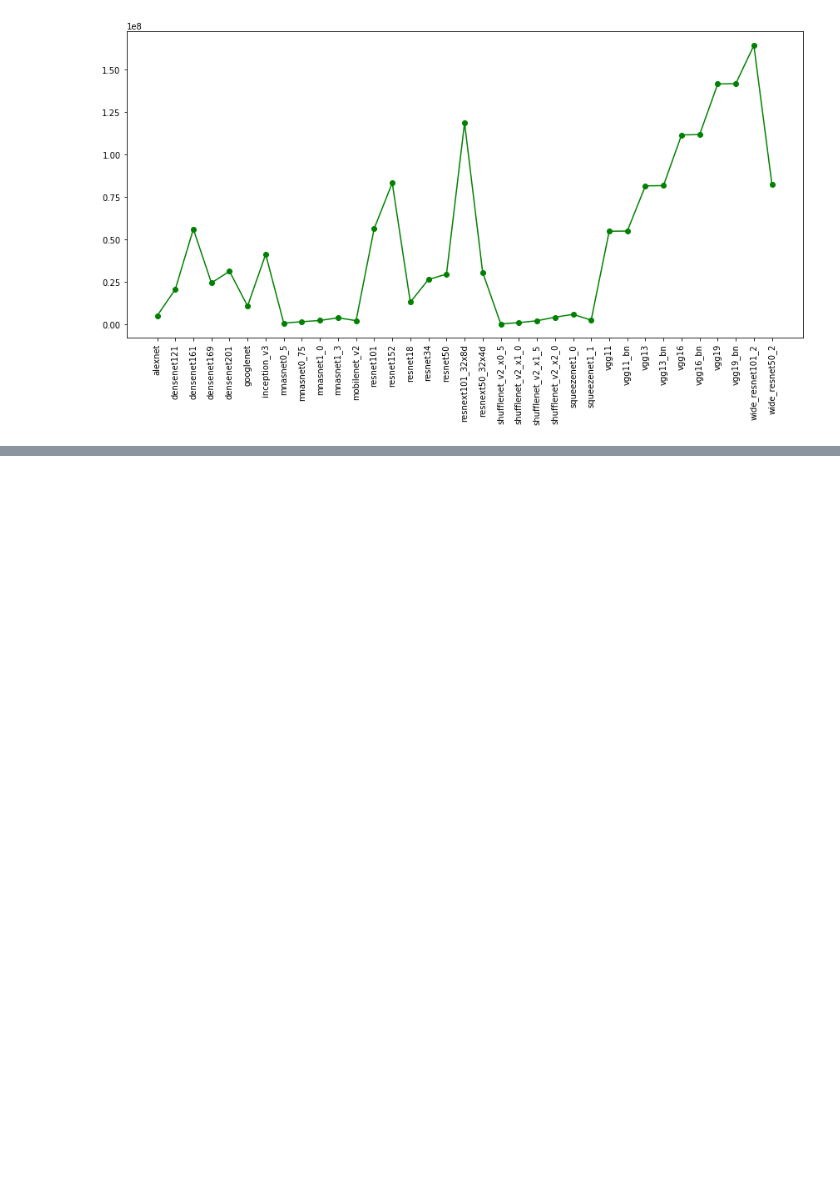
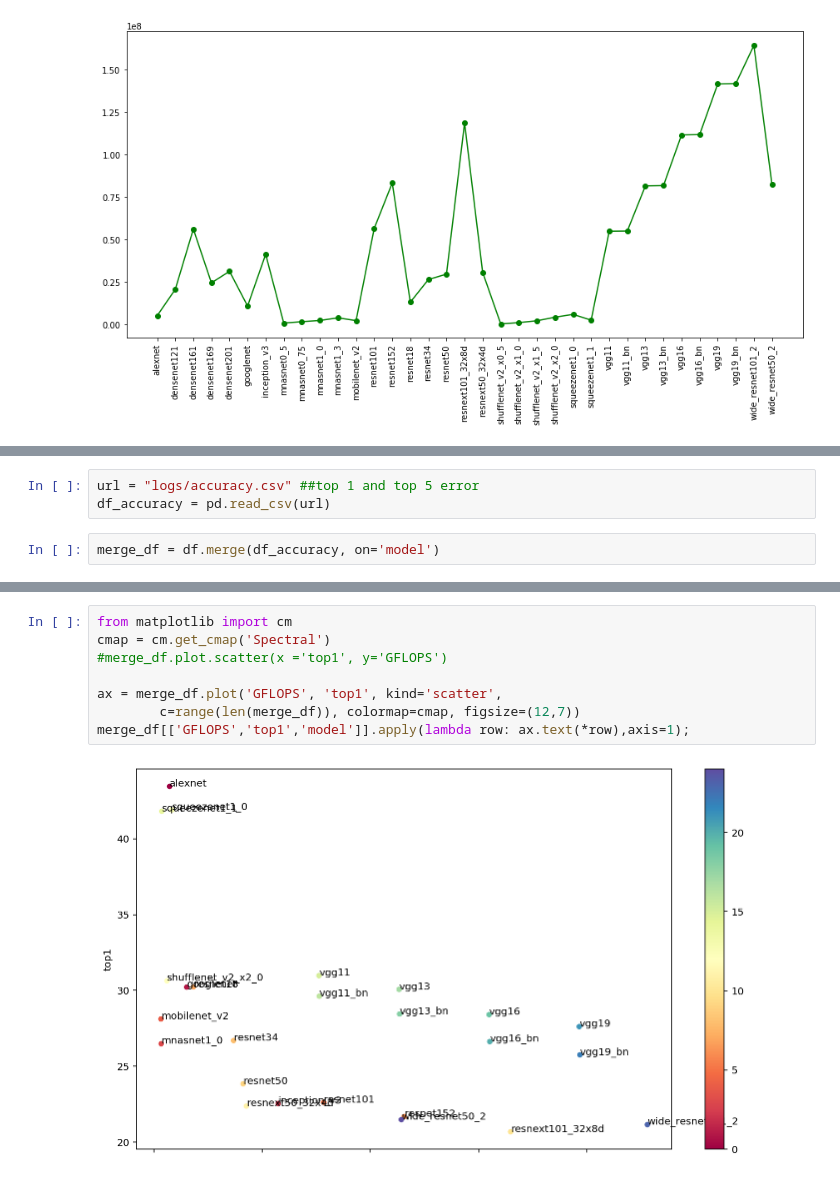
Before and after one commit to MScDissertation/model_hub, a Jupyter notebook: Vision models.ipynb, the cells around one changed output, grey strips where cells are left out. Cells and saved outputs as stored; diff of their text form; blank space fills up the shorter version.

Commit message:
added top1 top5 error

```diff
--- a/Vision models.ipynb
+++ b/Vision models.ipynb
@@ -51,0 +57,5 @@ plt.show()
+# %%
+url = "logs/accuracy.csv" ##top 1 and top 5 error
+df_accuracy = pd.read_csv(url)
+# %%
+merge_df = df.merge(df_accuracy, on='model')
@@ -51,0 +82,10 @@ plt.show()
+# %%
+from matplotlib import cm
+cmap = cm.get_cmap('Spectral')
+#merge_df.plot.scatter(x ='top1', y='GFLOPS')
+
+ax = merge_df.plot('GFLOPS', 'top1', kind='scatter',
+        c=range(len(merge_df)), colormap=cmap, figsize=(12,7))
+merge_df[['GFLOPS','top1','model']].apply(lambda row: ax.text(*row),axis=1);
+# %% [output]
+[figure, added]
```
Also changed, not shown: parts of 5 cells of this notebook, 2 other files.
